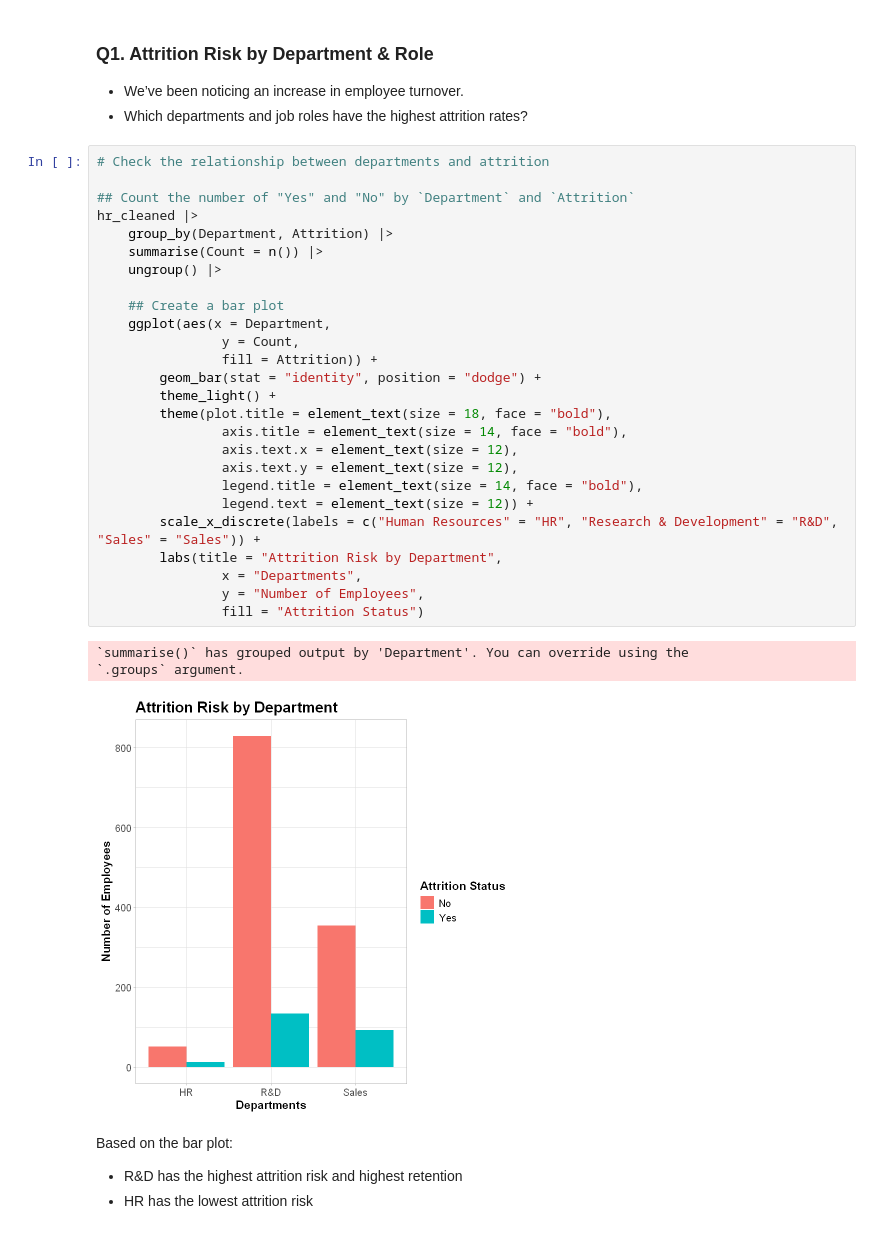
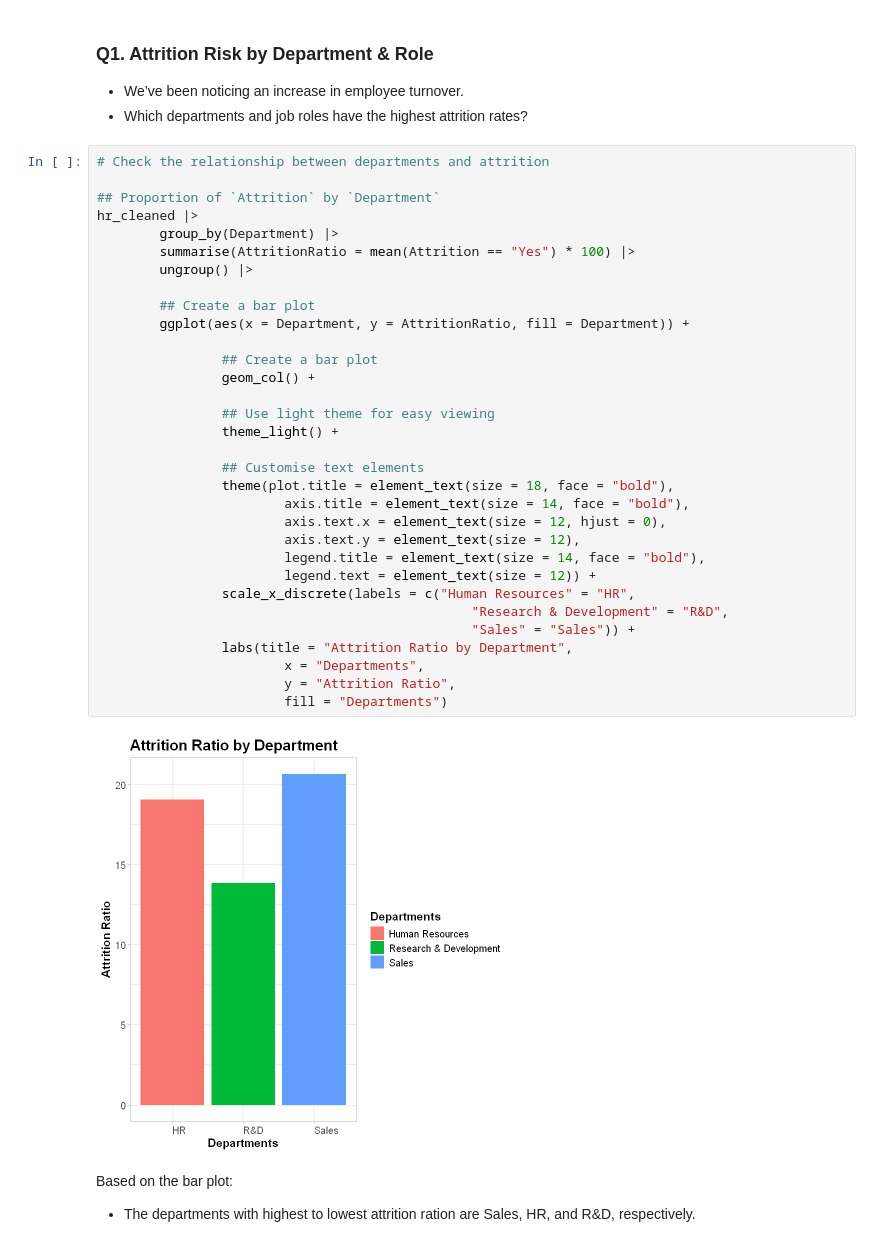
Before and after one commit to svarong-port/data-analytics-projects, a Jupyter notebook: ibm_hr_employee_attrition/hr_employee_attrition_code.ipynb, the cells around one changed output. Drawn from its saved outputs; the diff is of its cells as text.

Commit message:
Create a bar plot for attrition ratio by department

```diff
--- a/ibm_hr_employee_attrition/hr_employee_attrition_code.ipynb
+++ b/ibm_hr_employee_attrition/hr_employee_attrition_code.ipynb
@@ -157,34 +184,37 @@ There appears to be no missing values.
 # %%
 # Check the relationship between departments and attrition
 
-## Count the number of "Yes" and "No" by `Department` and `Attrition`
+## Proportion of `Attrition` by `Department`
 hr_cleaned |>
-    group_by(Department, Attrition) |>
-    summarise(Count = n()) |>
-    ungroup() |>
+        group_by(Department) |>
+        summarise(AttritionRatio = mean(Attrition == "Yes") * 100) |>
+        ungroup() |>
 
-    ## Create a bar plot
-    ggplot(aes(x = Department,
-                y = Count,
-                fill = Attrition)) +
-        geom_bar(stat = "identity", position = "dodge") +
-        theme_light() +
-        theme(plot.title = element_text(size = 18, face = "bold"),
-                axis.title = element_text(size = 14, face = "bold"),
-                axis.text.x = element_text(size = 12),
-                axis.text.y = element_text(size = 12),
-                legend.title = element_text(size = 14, face = "bold"),
-                legend.text = element_text(size = 12)) +
-        scale_x_discrete(labels = c("Human Resources" = "HR", "Research & Development" = "R&D", "Sales" = "Sales")) +
-        labs(title = "Attrition Risk by Department",
-                x = "Departments",
-                y = "Number of Employees",
-                fill = "Attrition Status")
+        ## Create a bar plot
+        ggplot(aes(x = Department, y = AttritionRatio, fill = Department)) +
+
+                ## Create a bar plot
+                geom_col() +
+
+                ## Use light theme for easy viewing
+                theme_light() +
+
+                ## Customise text elements
+                theme(plot.title = element_text(size = 18, face = "bold"),
+                        axis.title = element_text(size = 14, face = "bold"),
+                        axis.text.x = element_text(size = 12, hjust = 0),
+                        axis.text.y = element_text(size = 12),
+                        legend.title = element_text(size = 14, face = "bold"),
+                        legend.text = element_text(size = 12)) +
+                scale_x_discrete(labels = c("Human Resources" = "HR",
+                                                "Research & Development" = "R&D",
+                                                "Sales" = "Sales")) +
+                labs(title = "Attrition Ratio by Department",
+                        x = "Departments",
+                        y = "Attrition Ratio",
+                        fill = "Departments")
 # %% [output]
-`summarise()` has grouped output by 'Department'. You can override using the
-`.groups` argument.
-[figure, old version]
+[figure, new version]
-# %% [markdown]
-Based on the bar plot:
-- R&D has the highest attrition risk and highest retention
-- HR has the lowest attrition risk
+# %% [markdown]
+Based on the bar plot:
+- The departments with highest to lowest attrition ration are Sales, HR, and R&D, respectively.
```
Also changed, not shown: parts of 3 cells of this notebook.
